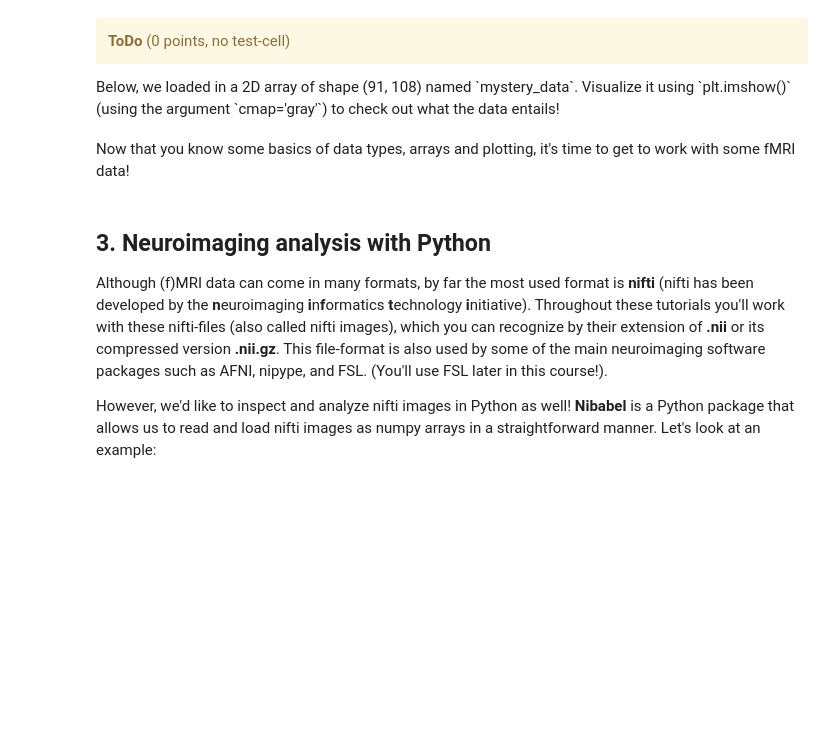
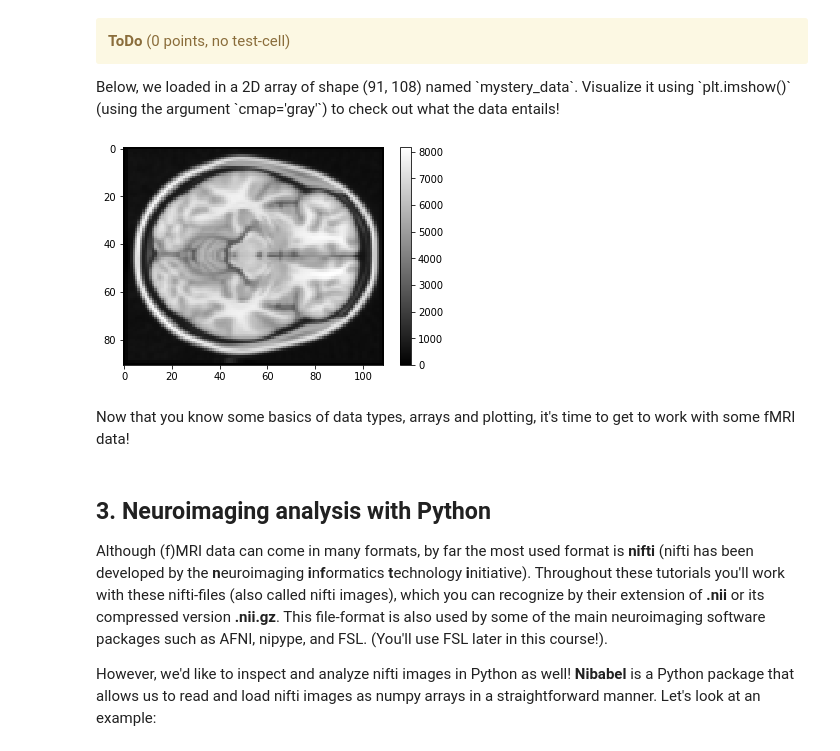
Before and after one commit to weil21/python_workshop-Basel, a Jupyter notebook: python_tutorial.ipynb, the cells around one changed output. Drawn from its saved outputs; the diff is of its cells as text; code cells hidden in the pictures; blank space fills up the shorter version.

```diff
--- a/python_tutorial.ipynb
+++ b/python_tutorial.ipynb
@@ -2375,7 +2808,12 @@ Below, we loaded in a 2D array of shape (91, 108) named `mystery_data`. Visualiz
 # %%
 mystery_data = np.load('mystery_data.npy')
 
 # Visualize it using plt.imshow!
+plt.imshow(mystery_data, cmap='gray')
+plt.colorbar()
+plt.show()
+# %% [output]
+[figure, added]
 # %% [markdown]
 Now that you know some basics of data types, arrays and plotting, it's time to get to work with some fMRI data!
 # %% [markdown]
```
Also changed, not shown: parts of 91 cells of this notebook.
